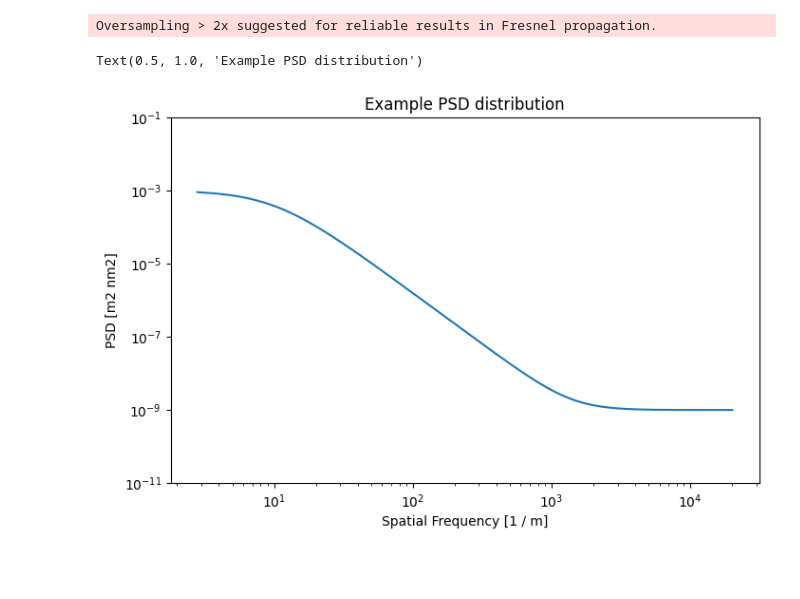
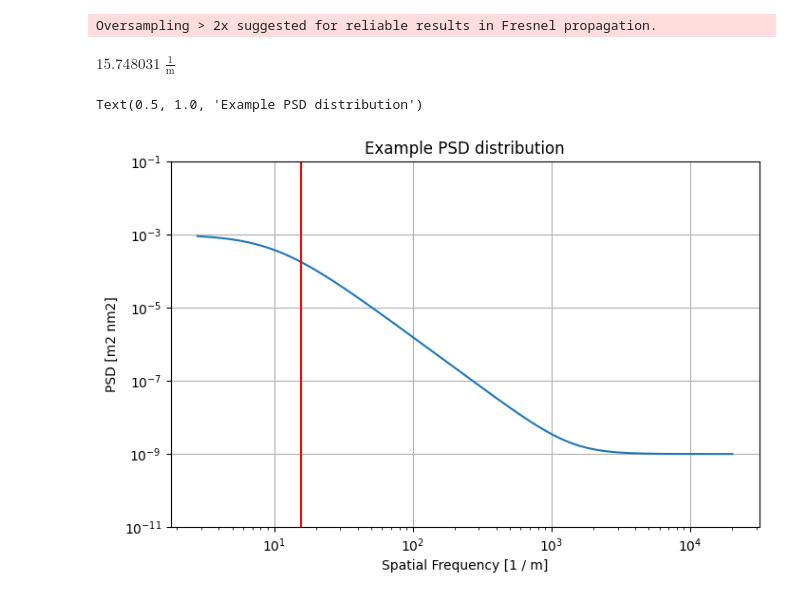
Before and after one commit to kian1377/gmagaox-poppy, a Jupyter notebook: pswfe_m1_demo.ipynb, the cells around one changed output. Saved outputs shown, nothing was run; the diff lists cells and outputs as text; code cells hidden in the pictures; blank space fills up the shorter version.

```diff
--- a/pswfe_m1_demo.ipynb
+++ b/pswfe_m1_demo.ipynb
@@ -28,36 +35,44 @@ def psd_model(k, psd_parm):
     return pk
 # %% [output]
 Oversampling > 2x suggested for reliable results in Fresnel propagation.
+# %%
+pxscl = 25.4*u.m/800
+max_sf = 1/pxscl/2
+max_sf
+# %% [output]
+$15.748031 \; \mathrm{\frac{1}{m}}$
 # %%
 alpha = 2.8
 psd_params = {
     'alpha':alpha,
     'beta':0.637*u.nm**2 / (u.m**(alpha-2)),
     'outer_scale':0.1*u.m,
     'inner_scale':1e-4,
     'surf_roughness':1e-9 * u.m**2 * u.nm**2,
 }
 
 psd_list = [[psd_params['alpha'], psd_params['beta'],
              psd_params['outer_scale'], psd_params['inner_scale'], psd_params['surf_roughness']]]
 psd_weight = [1]
 incident_angle = 0*u.degree
 
 seed = 123456
 screen_size = int(npix*1)
 
 k_range = (np.arange(start=2.8, stop=20176, step=0.95)/u.m)
 psd1 = psd_model(k_range, psd_list[0])
 
 plt.figure(figsize=[8,5], dpi=100)
 plt.loglog(k_range.value, psd1.value)
+plt.vlines(max_sf.to_value(1/u.m), 1e-11, 1e-1, color='red')
+plt.grid()
 plt.ylim(top=0.1, bottom=1e-11)
 plt.xlabel('Spatial Frequency [{0}]'.format(k_range.unit))
 plt.ylabel('PSD [{0}]'.format(psd1.unit))
 plt.title('Example PSD distribution')
 # %% [output]
 Text(0.5, 1.0, 'Example PSD distribution')
-[figure, old version]
+[figure, new version]
 # %%
 diam = 6.5*u.mm
 # %%
```
Also changed, not shown: parts of 5 cells of this notebook, 5 other files.
